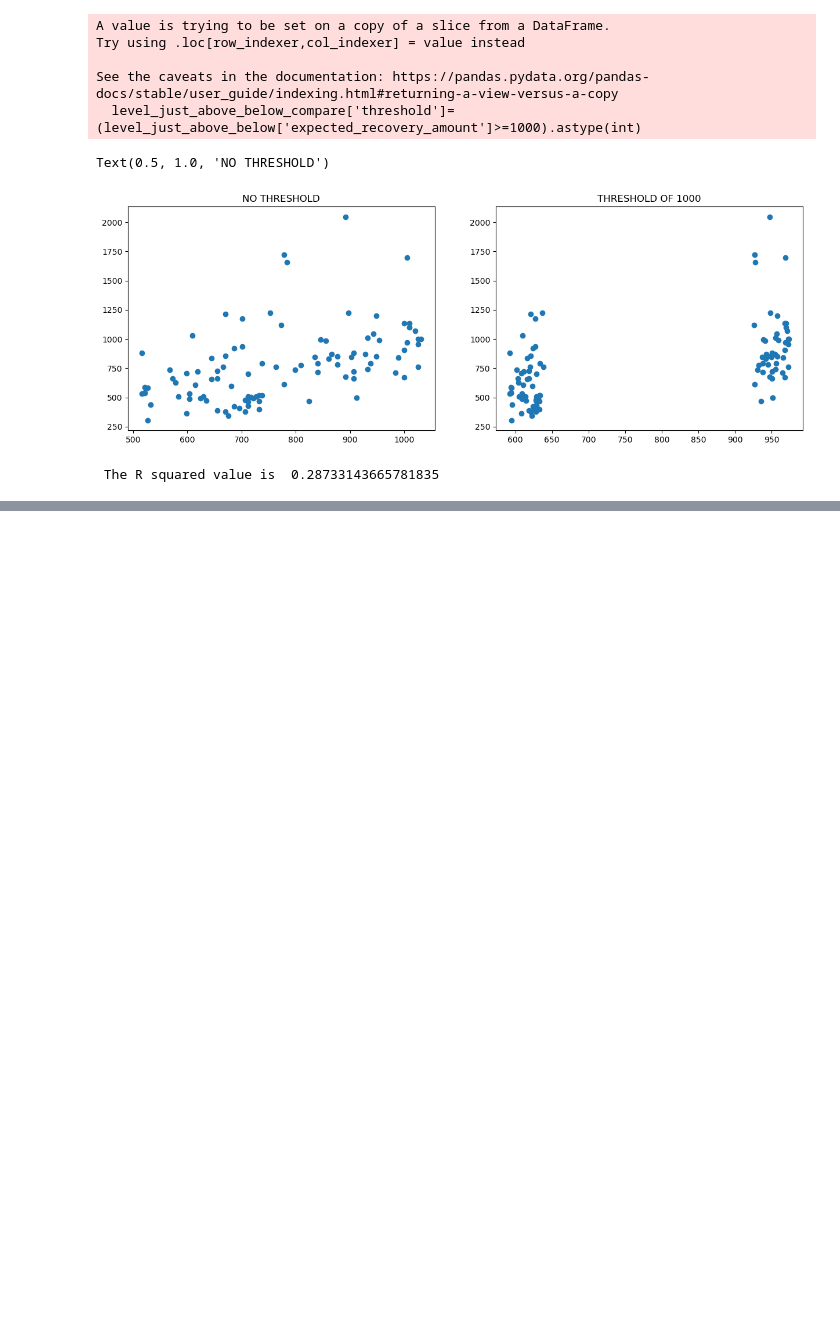
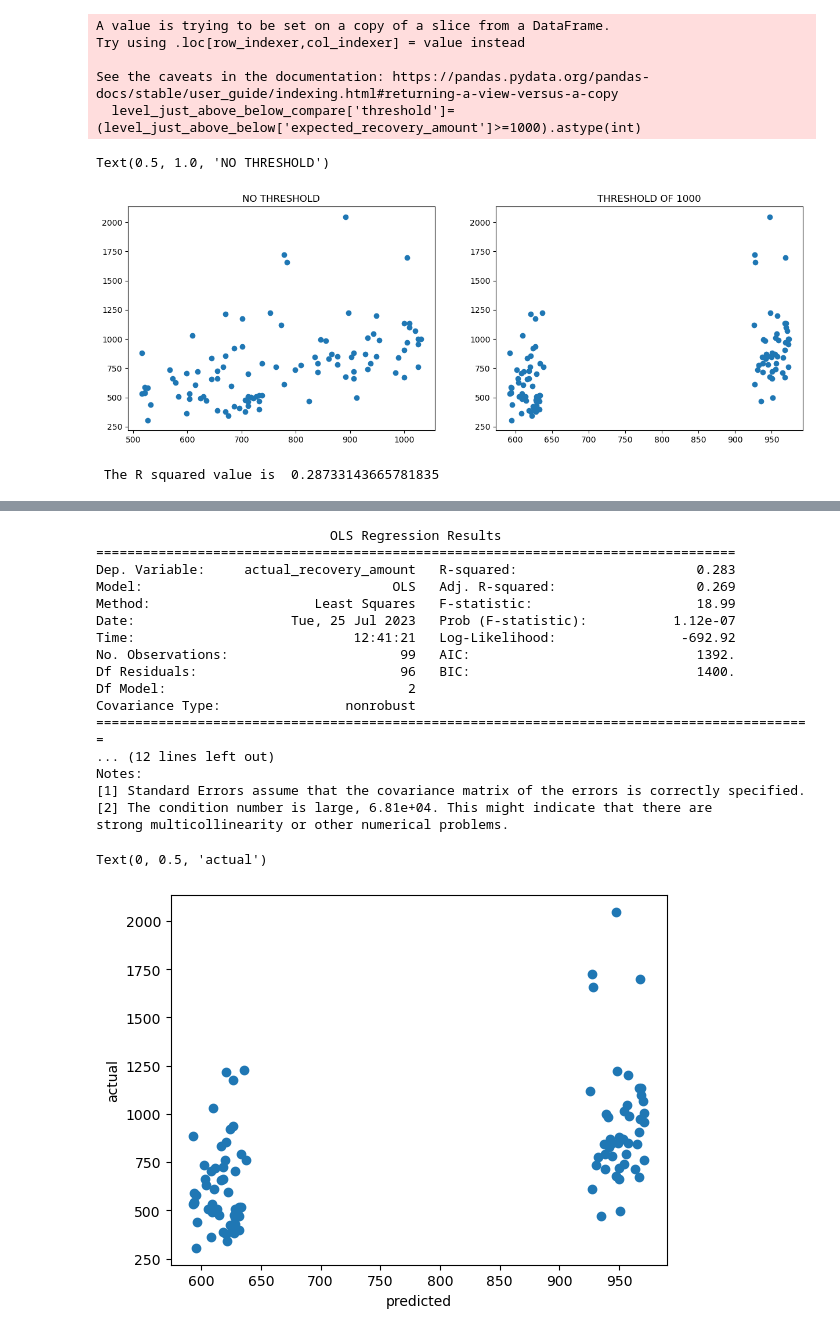
Before and after one commit to Technocolabs100/Analysis-of-Bank-Debit-Collections, a Jupyter notebook: BANK-PROJECT.ipynb, the cells around one changed output, grey strips where cells are left out. Saved outputs shown, nothing was run; the diff lists cells and outputs as text; code cells hidden in the pictures; blank space fills up the shorter version.

```diff
--- a/BANK-PROJECT.ipynb
+++ b/BANK-PROJECT.ipynb
@@ -250,0 +323,34 @@ print(" The R squared value is ", r2)
+# %%
+data_950_1050 = data.loc[(data['expected_recovery_amount']<1050) &
+                      (data['expected_recovery_amount']>=950)]
+
+X = data_950_1050[['expected_recovery_amount','indicator_1000']]
+y = data_950_1050['actual_recovery_amount']
+X = sm.add_constant(X)
+
+model = sm.OLS(y,X).fit()
+
+print(model.summary())
+plt.scatter(model.predict(X),y)
+plt.xlabel("predicted")
+plt.ylabel("actual")
+# %% [output]
+                              OLS Regression Results
+==================================================================================
+Dep. Variable:     actual_recovery_amount   R-squared:                       0.283
+Model:                                OLS   Adj. R-squared:                  0.269
+Method:                     Least Squares   F-statistic:                     18.99
+Date:                    Tue, 25 Jul 2023   Prob (F-statistic):           1.12e-07
+Time:                            12:41:21   Log-Likelihood:                -692.92
+No. Observations:                      99   AIC:                             1392.
+Df Residuals:                          96   BIC:                             1400.
+Df Model:                               2
+Covariance Type:                nonrobust
+============================================================================================
+... (12 lines left out)
+Notes:
+[1] Standard Errors assume that the covariance matrix of the errors is correctly specified.
+[2] The condition number is large, 6.81e+04. This might indicate that there are
+strong multicollinearity or other numerical problems.
+Text(0, 0.5, 'actual')
+[figure, added]
```
Also changed, not shown: parts of 5 cells of this notebook.
